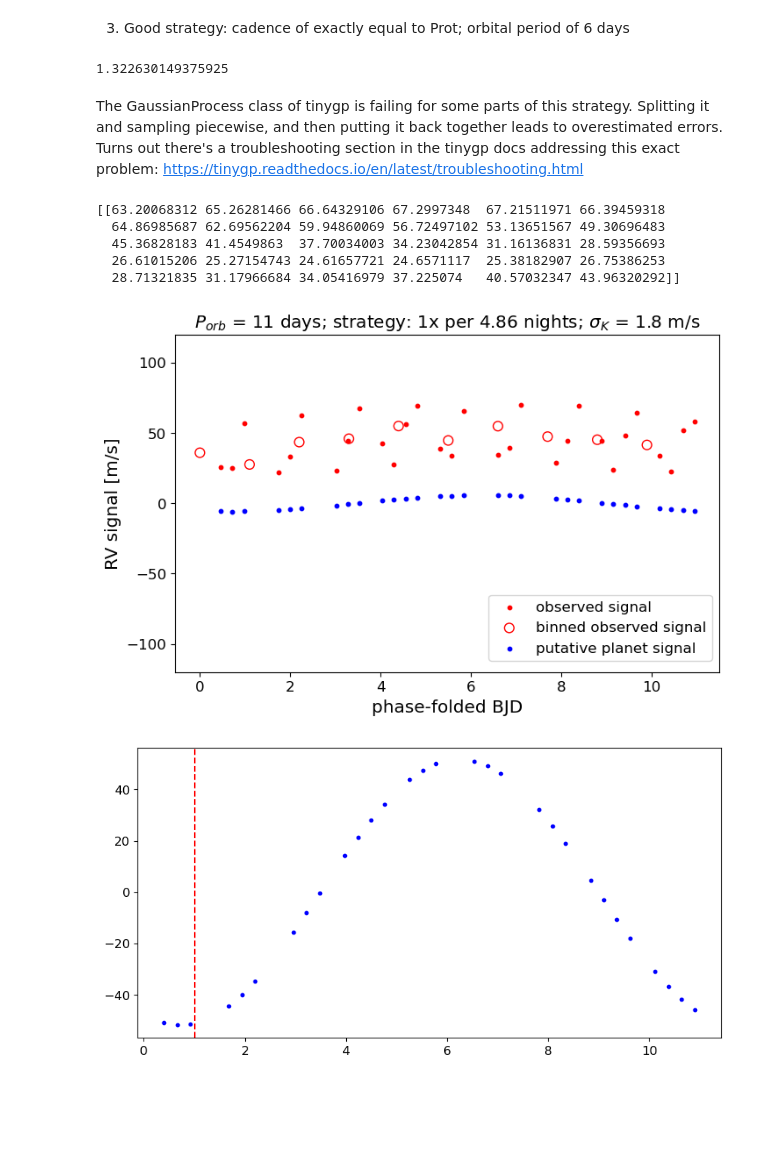
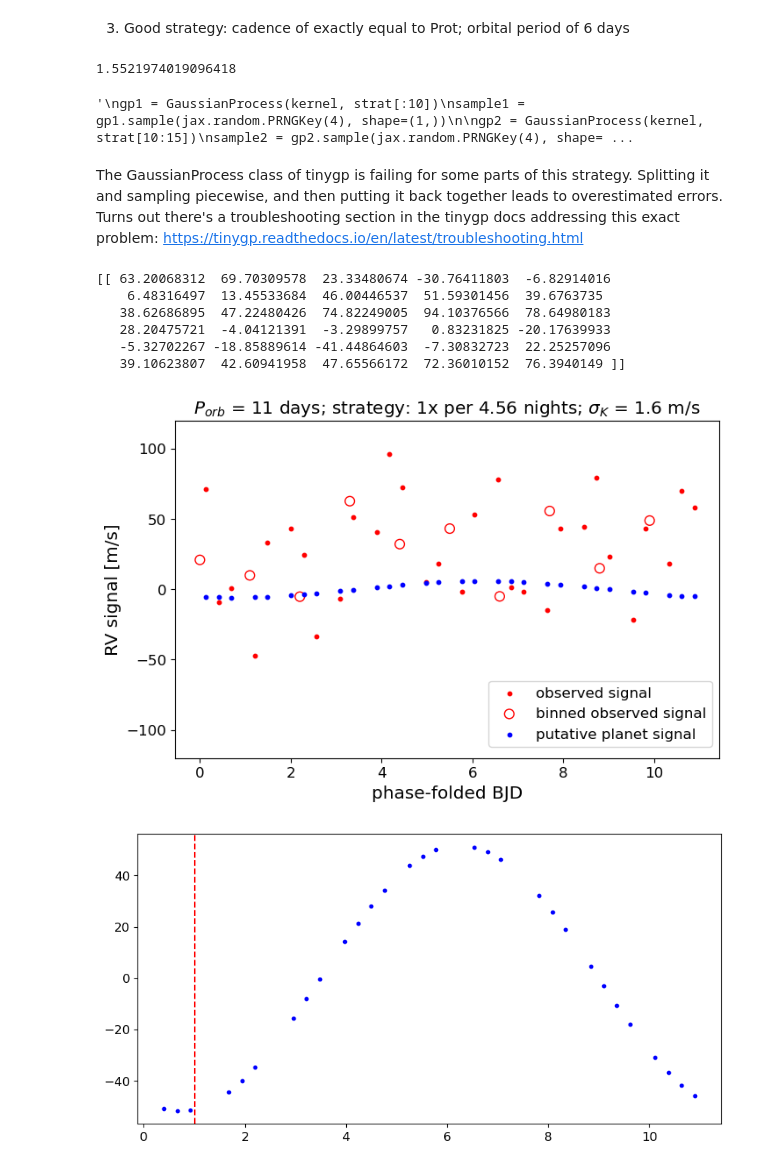
Before and after one commit to exoclam/gaspery, a Jupyter notebook: tutorials/beat_frequencies.ipynb, the cells around one changed output. Drawn from its saved outputs; the diff is of its cells as text; code cells hidden in the pictures; blank space fills up the shorter version.

```diff
--- a/tutorials/beat_frequencies.ipynb
+++ b/tutorials/beat_frequencies.ipynb
@@ -202,7 +202,7 @@ Wait, at some point, wouldn't a non-integer cadence lead to wrapping around towa
 3) Good strategy: cadence of exactly equal to Prot; orbital period of 6 days
 # %%
 p = 11
-cadence = 4.86
+cadence = 4.56
 
 strat = strategy.gappy(cadence = cadence)
 
@@ -217,7 +217,7 @@ sigma_k = np.sqrt(inv_fim)[0][0]
 fi_k = fim[0][0]
 print(sigma_k)
 # %% [output]
-1.322630149375925
+1.5521974019096418
 # %%
 """
 gp1 = GaussianProcess(kernel, strat[:10])
@@ -238,6 +238,8 @@ sample5 = gp5.sample(jax.random.PRNGKey(4), shape=(1,))
 sample = np.concatenate((sample1, sample2, sample3, sample4, sample5), axis=1)[0]
 print(sample)
 """
+# %% [output]
+'\ngp1 = GaussianProcess(kernel, strat[:10])\nsample1 = gp1.sample(jax.random.PRNGKey(4), shape=(1,))\n\ngp2 = GaussianProcess(kernel, strat[10:15])\nsample2 = gp2.sample(jax.random.PRNGKey(4), shape= ...
 # %% [markdown]
 The GaussianProcess class of tinygp is failing for some parts of this strategy. Splitting it and sampling piecewise, and then putting it back together leads to overestimated errors. Turns out there's a troubleshooting section in the tinygp docs addressing this exact problem: https://tinygp.readthedocs.io/en/latest/troubleshooting.html
 # %%
@@ -249,11 +251,12 @@ gp = GaussianProcess(kernel, strat)
 sample = gp.sample(jax.random.PRNGKey(4), shape=(1,))
 print(sample)
 # %% [output]
-[[63.20068312 65.26281466 66.64329106 67.2997348  67.21511971 66.39459318
-  64.86985687 62.69562204 59.94860069 56.72497102 53.13651567 49.30696483
-  45.36828183 41.4549863  37.70034003 34.23042854 31.16136831 28.59356693
-  26.61015206 25.27154743 24.61657721 24.6571117  25.38182907 26.75386253
-  28.71321835 31.17966684 34.05416979 37.225074   40.57032347 43.96320292]]
+[[ 63.20068312  69.70309578  23.33480674 -30.76411803  -6.82914016
+    6.48316497  13.45533684  46.00446537  51.59301456  39.6763735
+   38.62686895  47.22480426  74.82249005  94.10376566  78.64980183
+   28.20475721  -4.04121391  -3.29899757   0.83231825 -20.17639933
+   -5.32702267 -18.85889614 -41.44864603  -7.30832723  22.25257096
+   39.10623807  42.60941958  47.65566172  72.36010152  76.3940149 ]]
 # %%
 plt.rcParams["figure.figsize"] = (8,5)
 
@@ -263,36 +266,36 @@ t_phase_folded = strat % p # phase fold support
 y_phase_folded = np.array(calculate_fi.model_jax(t_phase_folded, theta))
 
 # first, create fiducial model of the planet signal
 y = calculate_fi.model_jax(strat, theta)
 
 # bin the observed signal of planet + stellar signal, phase-folded by orbital period
 bins = 10
 mean_stat_observed = binned_statistic(strat % p, sample + y,
                              statistic='mean',
                              bins=bins, range=(0, p))
 
 # bin the observed signal of just the planet signal, phase-folded by orbital period
 bins = 10
 mean_stat_planet = binned_statistic(strat % p, y,
                              statistic='mean',
                              bins=bins, range=(0, p))
 
 plt.scatter(strat % p, sample + y_phase_folded, label='observed signal', s=10, c='red')
 plt.scatter(mean_stat_observed.bin_edges[:-1], mean_stat_observed.statistic, label='binned observed signal', s=60,
             facecolors='none', edgecolors='r')
 plt.scatter(strat % p, y_phase_folded, label='putative planet signal', s=10, c='blue')
 #plt.scatter(mean_stat_planet.bin_edges[:-1], mean_stat_planet.statistic, label='binned planet signal', s=60,
 #            facecolors='none', edgecolors='blue')
 
 plt.xlabel('phase-folded BJD')
 plt.ylabel('RV signal [m/s]')
 plt.ylim([-120, 120])
-plt.title(r'$P_{orb}$ = 11 days; strategy: 1x per 4.86 nights; $\sigma_K$ = 1.8 m/s')
+plt.title(r'$P_{orb}$ = 11 days; strategy: 1x per 4.56 nights; $\sigma_K$ = 1.6 m/s')
 plt.legend(bbox_to_anchor=(1.0, 0.25))
-plt.savefig(path + 'plots/beat-freq3.pdf', format='pdf', bbox_inches='tight')
+#plt.savefig(path + 'plots/beat-freq3.pdf', format='pdf', bbox_inches='tight')
 plt.show()
 # %% [output]
-[figure, old version]
+[figure, new version]
 # %%
 plt.scatter(strat % p, y_phase_folded, s=10, c='blue')
 plt.axvline(x = 1, color = 'r', linestyle='--')
```
Also changed, not shown: parts of 4 cells of this notebook, 2 other files.
